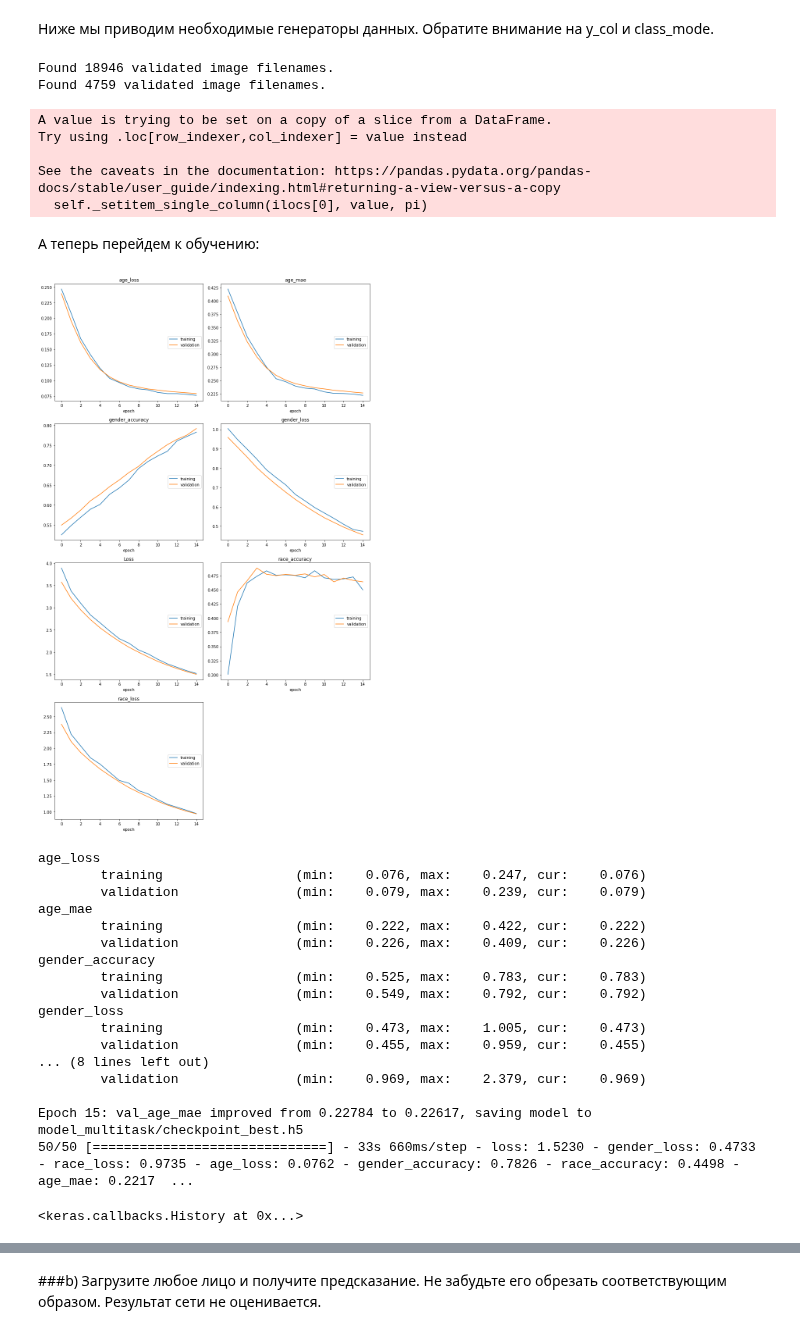
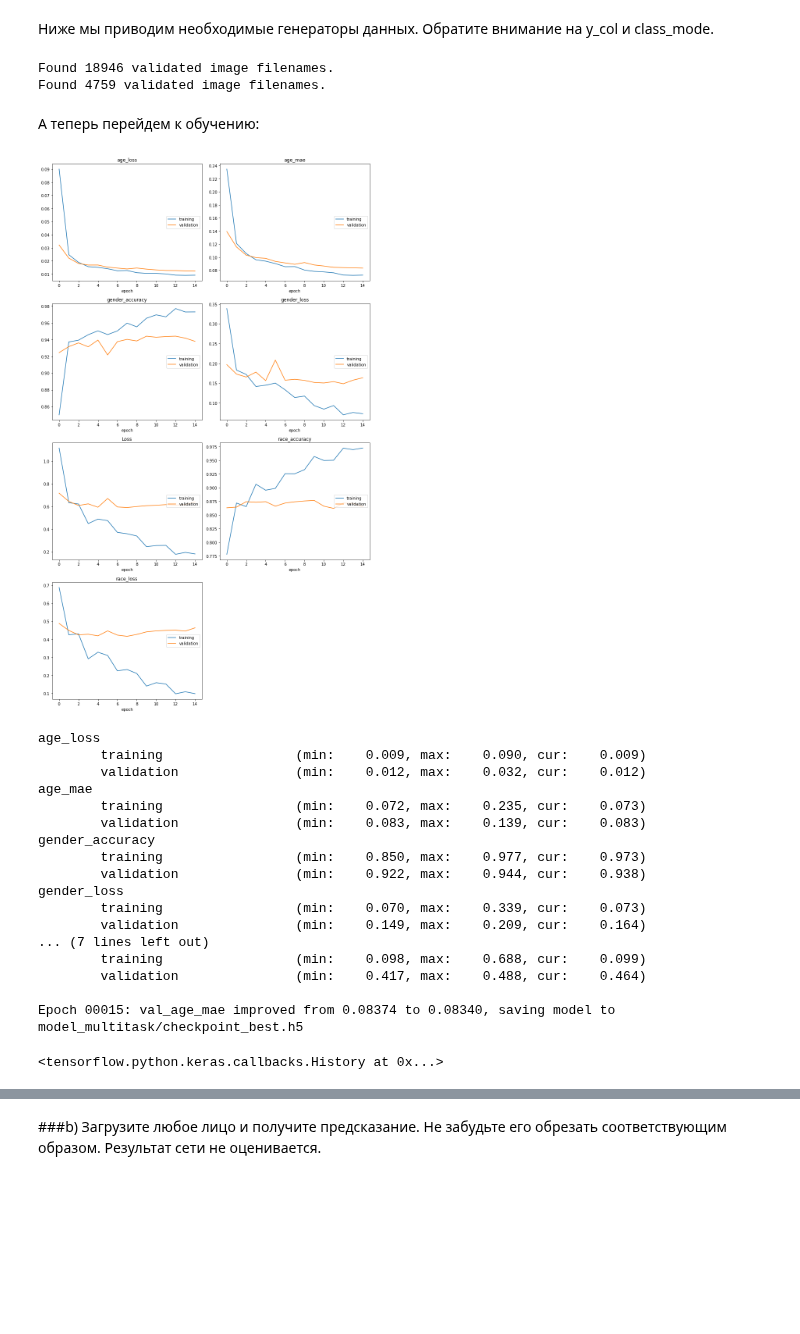
Before and after one commit to larinsi/DS0P, a Jupyter notebook: Machine_learning_Middle_level_Neural_networks/05_Convolutional_neural_networks_Pt2/Homework/homework_2_.ipynb, the cells around one changed output, grey strips where cells are left out. Saved outputs shown, nothing was run; the diff lists cells and outputs as text; code cells hidden in the pictures; blank space fills up the shorter version.

```diff
--- a/Machine_learning_Middle_level_Neural_networks/05_Convolutional_neural_networks_Pt2/Homework/homework_2_.ipynb
+++ b/Machine_learning_Middle_level_Neural_networks/05_Convolutional_neural_networks_Pt2/Homework/homework_2_.ipynb
@@ -753,7 +722,7 @@ input_layer = Input(shape=(IMAGE_SIZE, IMAGE_SIZE, 3))
 # < YOUR CODE STARTS HERE >
 # переменная model должна содержать модель для дальнейшего обучения
 
-fine_tune_at = 150
+fine_tune_at = 160
 
 for layer in base_model.layers[fine_tune_at:]:
     layer.trainable = True
@@ -762,11 +731,12 @@ for layer in base_model.layers[fine_tune_at:]:
 base_model_out = base_model(input_layer)
 
 dense_layer = Dense(1000, activation="relu")(base_model_out)
+dense_layer_2 = Dense(1000, activation="relu")(dense_layer)
 
 
-output_gender = tf.keras.layers.Dense(1, activation="sigmoid", name="gender")(dense_layer)
-output_race = tf.keras.layers.Dense(5, activation="softmax", name="race")(dense_layer)
-output_age = tf.keras.layers.Dense(1, activation="sigmoid", name="age")(dense_layer)
+output_gender = tf.keras.layers.Dense(1, activation="sigmoid", name="gender")(dense_layer_2)
+output_race = tf.keras.layers.Dense(5, activation="softmax", name="race")(dense_layer_2)
+output_age = tf.keras.layers.Dense(1, activation="sigmoid", name="age")(dense_layer_2)
 
 
 model = tf.keras.Model(inputs=input_layer, outputs=[output_gender, output_race, output_age])
@@ -806,11 +776,6 @@ Shape tests passed
 # %% [markdown]
 Ниже мы приводим необходимые генераторы данных. Обратите внимание на y_col и class_mode.
 # %%
-df_train.loc[:, 'race'] = np.asarray(df_train.loc[:, 'race']).astype(np.float32)
-df_train.loc[:, 'gender'] = np.asarray(df_train.loc[:, 'gender']).astype(np.float32)
-df_val.loc[:, 'race'] = np.asarray(df_val.loc[:, 'race']).astype(np.float32)
-df_val.loc[:, 'gender'] = np.asarray(df_val.loc[:, 'gender']).astype(np.float32)
-
 train_generator = image_gen.flow_from_dataframe(
         dataframe=df_train,
         class_mode="raw",
@@ -843,56 +808,57 @@ def split_outputs(generator):
         data = next(generator)
         image = data[0]
         labels = np.split(data[1], 3, axis=1)
+        labels = np.asarray(labels).astype(np.float32)
+        image = np.asarray(image).astype(np.float32)
+        labels = [labels[0].reshape(labels.shape[1]),
+                  labels[1].reshape(labels.shape[1]),
+                  labels[2].reshape(labels.shape[1])]
         yield image, labels
 # %% [output]
 Found 18946 validated image filenames.
 Found 4759 validated image filenames.
-A value is trying to be set on a copy of a slice from a DataFrame.
-Try using .loc[row_indexer,col_indexer] = value instead
-
-See the caveats in the documentation: https://pandas.pydata.org/pandas-docs/stable/user_guide/indexing.html#returning-a-view-versus-a-copy
-  self._setitem_single_column(ilocs[0], value, pi)
 # %% [markdown]
 А теперь перейдем к обучению:
 # %%
-optimizer = tf.keras.optimizers.RMSprop(learning_rate=1e-6) # вы можете выбрать другую скорость обучения для вашей модели
+optimizer = tf.keras.optimizers.Adam(learning_rate=1e-4) # вы можете выбрать другую скорость обучения для вашей модели
 
 # обратите внимание, что теперь loss -- это словарь, в котором к каждому выходу мы "прицепляем" свой лосс
 # аналогично с metrics
+
 model.compile(optimizer=optimizer,
               loss={'gender': 'binary_crossentropy', 'race': 'sparse_categorical_crossentropy', 'age': 'mse'},
               metrics={'gender': 'accuracy', 'race': 'accuracy', 'age': 'mae'})
 
 path = Path("model_multitask")
 path.mkdir(exist_ok=True)
 cpt_filename = "checkpoint_best.h5"
 cpt_path =str(path / cpt_filename)
 
 checkpoint = tf.keras.callbacks.ModelCheckpoint(cpt_path, monitor='val_age_mae', verbose=1, save_best_only=True, mode='min')
 
 model.fit_generator(split_outputs(train_generator), epochs=15, validation_data=split_outputs(val_generator),
                     callbacks=[PlotLossesCallback(), checkpoint], steps_per_epoch=50,
                     validation_steps= len(df_val) // BATCH_SIZE)
 # %% [output]
-[figure, old version]
+[figure, new version]
 age_loss
-        training                 (min:    0.076, max:    0.247, cur:    0.076)
-        validation               (min:    0.079, max:    0.239, cur:    0.079)
+        training                 (min:    0.009, max:    0.090, cur:    0.009)
+        validation               (min:    0.012, max:    0.032, cur:    0.012)
 age_mae
-        training                 (min:    0.222, max:    0.422, cur:    0.222)
-        validation               (min:    0.226, max:    0.409, cur:    0.226)
+        training                 (min:    0.072, max:    0.235, cur:    0.073)
+        validation               (min:    0.083, max:    0.139, cur:    0.083)
 gender_accuracy
-        training                 (min:    0.525, max:    0.783, cur:    0.783)
-        validation               (min:    0.549, max:    0.792, cur:    0.792)
+        training                 (min:    0.850, max:    0.977, cur:    0.973)
+        validation               (min:    0.922, max:    0.944, cur:    0.938)
 gender_loss
-        training                 (min:    0.473, max:    1.005, cur:    0.473)
-        validation               (min:    0.455, max:    0.959, cur:    0.455)
-... (8 lines left out)
-        validation               (min:    0.969, max:    2.379, cur:    0.969)
+        training                 (min:    0.070, max:    0.339, cur:    0.073)
+        validation               (min:    0.149, max:    0.209, cur:    0.164)
+... (7 lines left out)
+        training                 (min:    0.098, max:    0.688, cur:    0.099)
+        validation               (min:    0.417, max:    0.488, cur:    0.464)
 
-Epoch 15: val_age_mae improved from 0.22784 to 0.22617, saving model to model_multitask/checkpoint_best.h5
-50/50 [==============================] - 33s 660ms/step - loss: 1.5230 - gender_loss: 0.4733 - race_loss: 0.9735 - age_loss: 0.0762 - gender_accuracy: 0.7826 - race_accuracy: 0.4498 - age_mae: 0.2217  ...
+Epoch 00015: val_age_mae improved from 0.08374 to 0.08340, saving model to model_multitask/checkpoint_best.h5
-<keras.callbacks.History at 0x...>
+<tensorflow.python.keras.callbacks.History at 0x...>
 # %%
 model_multitask = load_model("model_multitask/checkpoint_best.h5")
 val_generator = image_gen.flow_from_dataframe(
```
Also changed, not shown: parts of 18 cells of this notebook.
